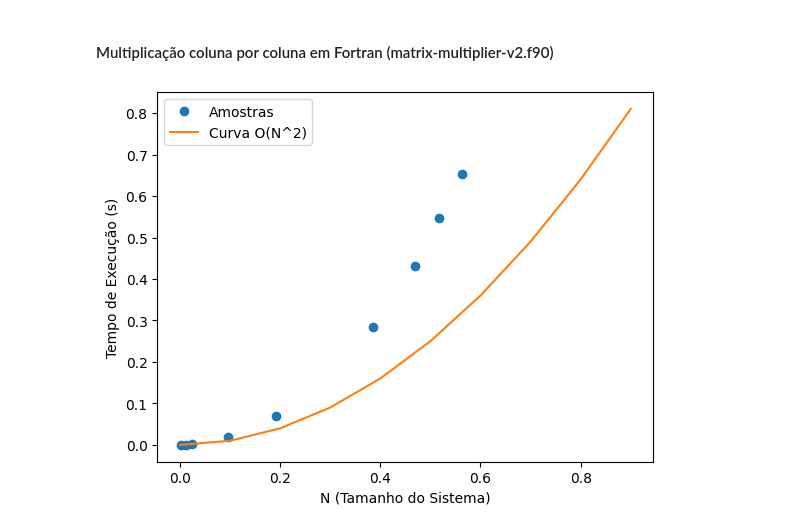
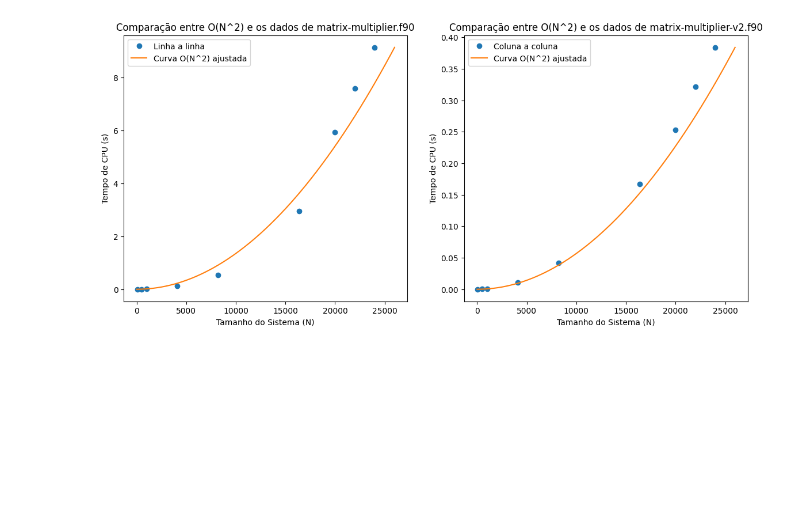
Before and after one commit to BarbaraCerqueira/CAD_Trabalho1_2023_1, a Jupyter notebook: Graficos/matrix-analysis.ipynb, the cells around one changed output. Cells and saved outputs as stored; diff of their text form; code cells hidden in the pictures; blank space fills up the shorter version.

Commit message:
Gráficos corrigidos

```diff
--- a/Graficos/matrix-analysis.ipynb
+++ b/Graficos/matrix-analysis.ipynb
@@ -119,32 +114,27 @@ plt.show()
-# %% [markdown]
-#### Multiplicação coluna por coluna em Fortran (matrix-multiplier-v2.f90)
-# %%
-# Pontos a serem plotados
-x = [64,512,1024,4096,8192,16384,20000,22000,24000]
-
-y = [0.0000030,
-    0.0002300,
-    0.0006850,
-    0.0106748,
-    0.0416300,
-    0.1666219,
-    0.2530491,
-    0.3218098,
-    0.3839512]
-
-x = x / np.linalg.norm(x)
-y = y / np.linalg.norm(y)
-
-# Curva da função n^2
-n = np.arange(0, 1, 0.1)
-t = n ** 2
-
-# Plotando os pontos e a curva da função n^2 no mesmo gráfico
-plt.plot(x, y, 'o', label='Amostras')
-plt.plot(n, t, '-', label='Curva O(N^2)')
-plt.xlabel('N (Tamanho do Sistema)')
-plt.ylabel('Tempo de Execução (s)')
-plt.legend()
-plt.show()
-# %% [output]
-[figure, removed]
+# %%
+# Curva da função n^2 com ordenada reescalonada
+n = np.arange(0, 26000, 1)
+t = n ** 2
+t_scaled3 = minmax_scale(t, feature_range = (np.min(y3),np.max(y3)))
+t_scaled4 = minmax_scale(t, feature_range = (np.min(y4),np.max(y4)))
+
+# Plotando os pontos e a curva da função n^2 nos mesmos gráficos
+figure, axis = plt.subplots(1, 2, figsize = (14,6))
+
+axis[0].plot(x, y3, 'o', label='Linha a linha')
+axis[0].plot(n, t_scaled3, '-', label='Curva O(N^2) ajustada')
+axis[0].set_xlabel('Tamanho do Sistema (N)')
+axis[0].set_ylabel('Tempo de CPU (s)')
+axis[0].set_title("Comparação entre O(N^2) e os dados de matrix-multiplier.f90")
+axis[0].legend()
+
+axis[1].plot(x, y4, 'o', label='Coluna a coluna')
+axis[1].plot(n, t_scaled4, '-', label='Curva O(N^2) ajustada')
+axis[1].set_xlabel('Tamanho do Sistema (N)')
+axis[1].set_ylabel('Tempo de CPU (s)')
+axis[1].set_title("Comparação entre O(N^2) e os dados de matrix-multiplier-v2.f90")
+axis[1].legend()
+
+plt.show()
+# %% [output]
+[figure, added]
```
Also changed, not shown: parts of 11 cells of this notebook.
